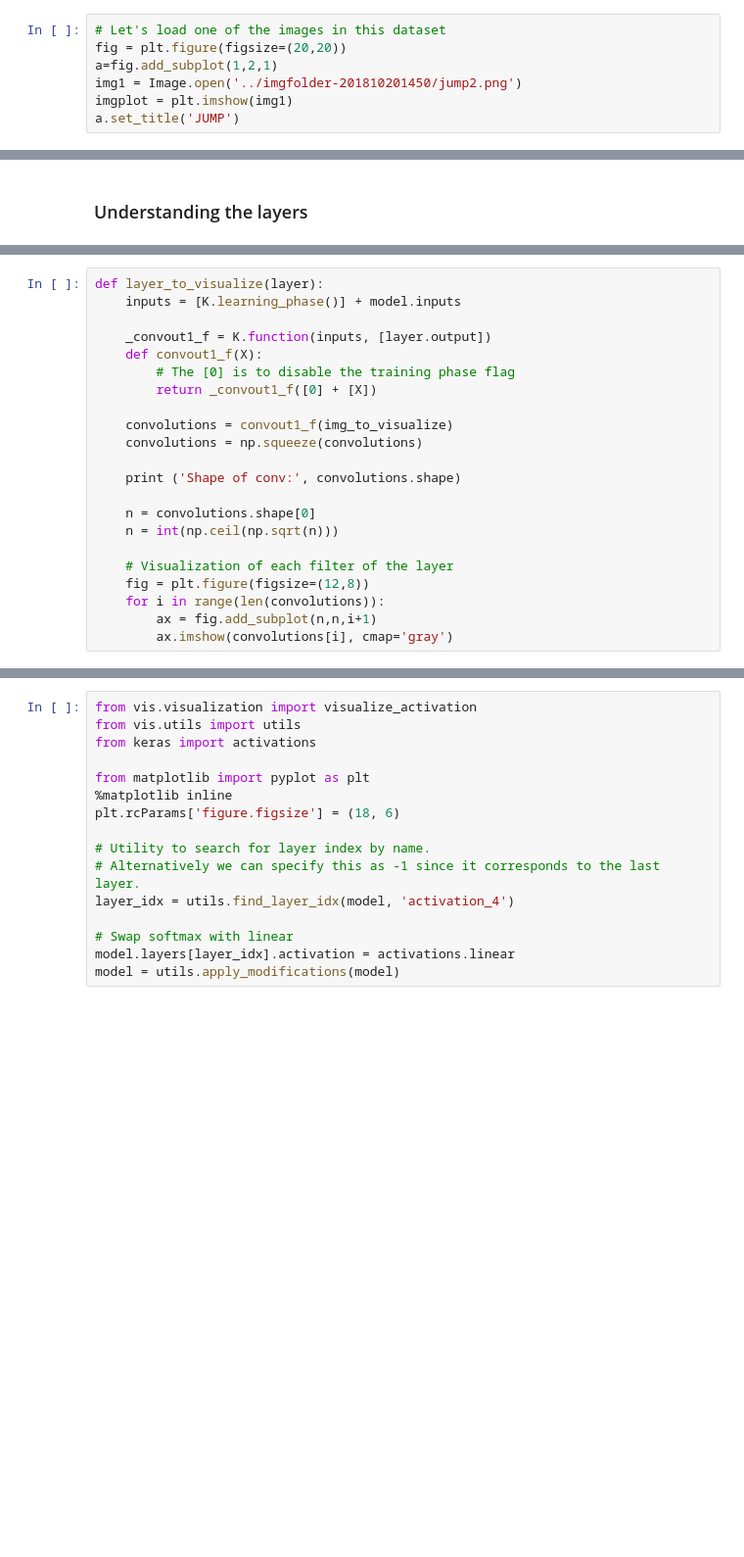
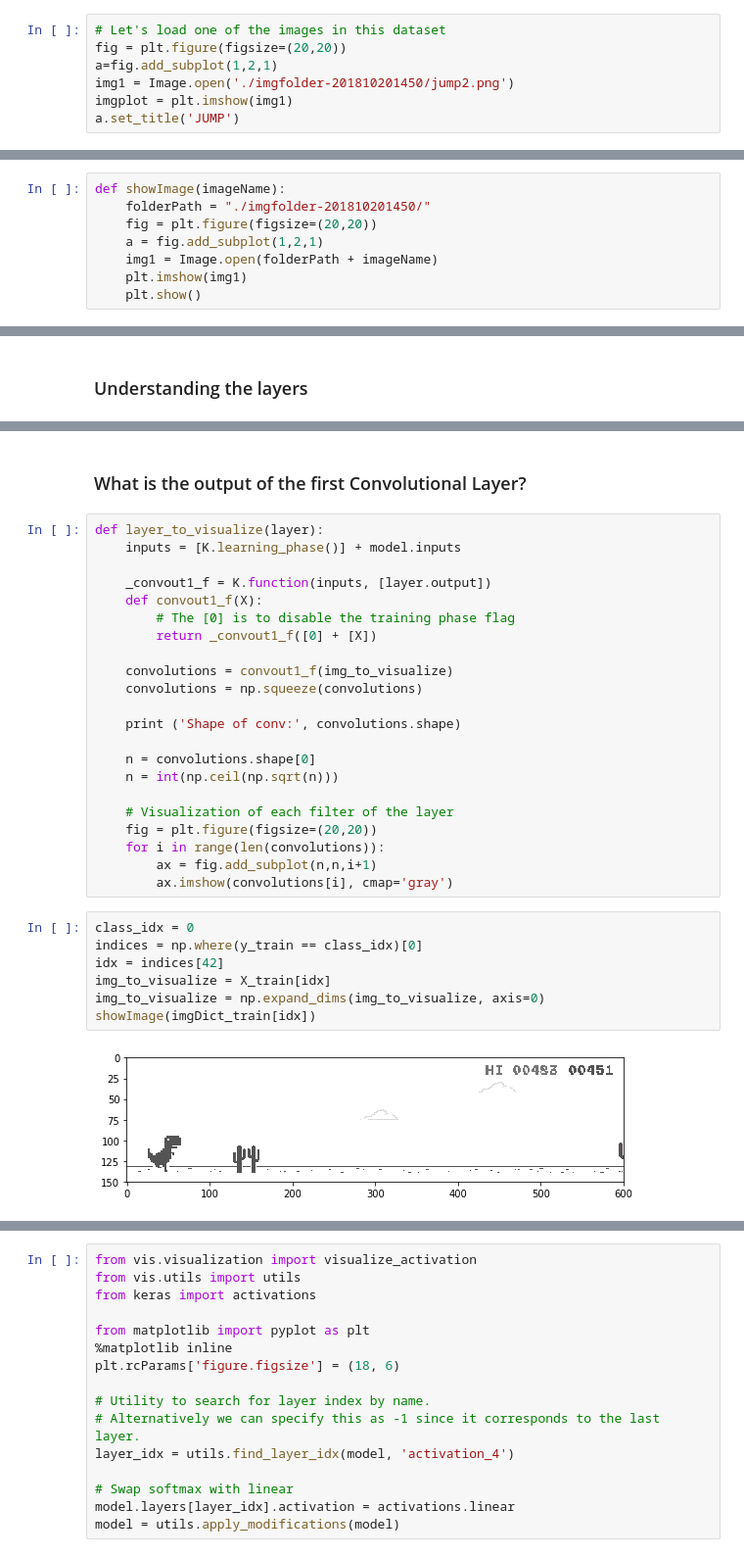
Before and after one commit to sidhusmart/pyconde2018, a Jupyter notebook: Training the Chrome T-Rex.ipynb, the cells around one changed output, grey strips where cells are left out. Shown at 98% size. Drawn from its saved outputs; the diff is of its cells as text; blank space fills up the shorter version.

```diff
--- a/Training the Chrome T-Rex.ipynb
+++ b/Training the Chrome T-Rex.ipynb
@@ -453,7 +456,7 @@ def returnPrediction(prob_array):
 # Let's load one of the images in this dataset
 fig = plt.figure(figsize=(20,20))
 a=fig.add_subplot(1,2,1)
-img1 = Image.open('../imgfolder-201810201450/jump2.png')
+img1 = Image.open('./imgfolder-201810201450/jump2.png')
 imgplot = plt.imshow(img1)
 a.set_title('JUMP')
 # %% [output]
@@ -469,6 +472,14 @@ print (predictImage('../imgfolder-201810201450/jump2.png'))
 # %% [markdown]
 * So the model seems to be working correctly
 * Let's try for another image now, but for the NO Jump type
+# %%
+def showImage(imageName):
+    folderPath = "./imgfolder-201810201450/"
+    fig = plt.figure(figsize=(20,20))
+    a = fig.add_subplot(1,2,1)
+    img1 = Image.open(folderPath + imageName)
+    plt.imshow(img1)
+    plt.show()
 # %%
 # Let's load one of the images in this dataset
 fig = plt.figure(figsize=(20,20))
@@ -513,5 +511,7 @@ from vis.visualization import visualize_cam
 from vis.utils import utils
 from keras import activations
+# %% [markdown]
+### What is the output of the first Convolutional Layer?
 # %%
 def layer_to_visualize(layer):
     inputs = [K.learning_phase()] + model.inputs
@@ -530,7 +530,16 @@ def layer_to_visualize(layer):
     n = int(np.ceil(np.sqrt(n)))
 
     # Visualization of each filter of the layer
-    fig = plt.figure(figsize=(12,8))
+    fig = plt.figure(figsize=(20,20))
     for i in range(len(convolutions)):
         ax = fig.add_subplot(n,n,i+1)
         ax.imshow(convolutions[i], cmap='gray')
+# %%
+class_idx = 0
+indices = np.where(y_train == class_idx)[0]
+idx = indices[42]
+img_to_visualize = X_train[idx]
+img_to_visualize = np.expand_dims(img_to_visualize, axis=0)
+showImage(imgDict_train[idx])
+# %% [output]
+[figure, added]
```
Also changed, not shown: parts of 56 cells of this notebook, 2 other files.
